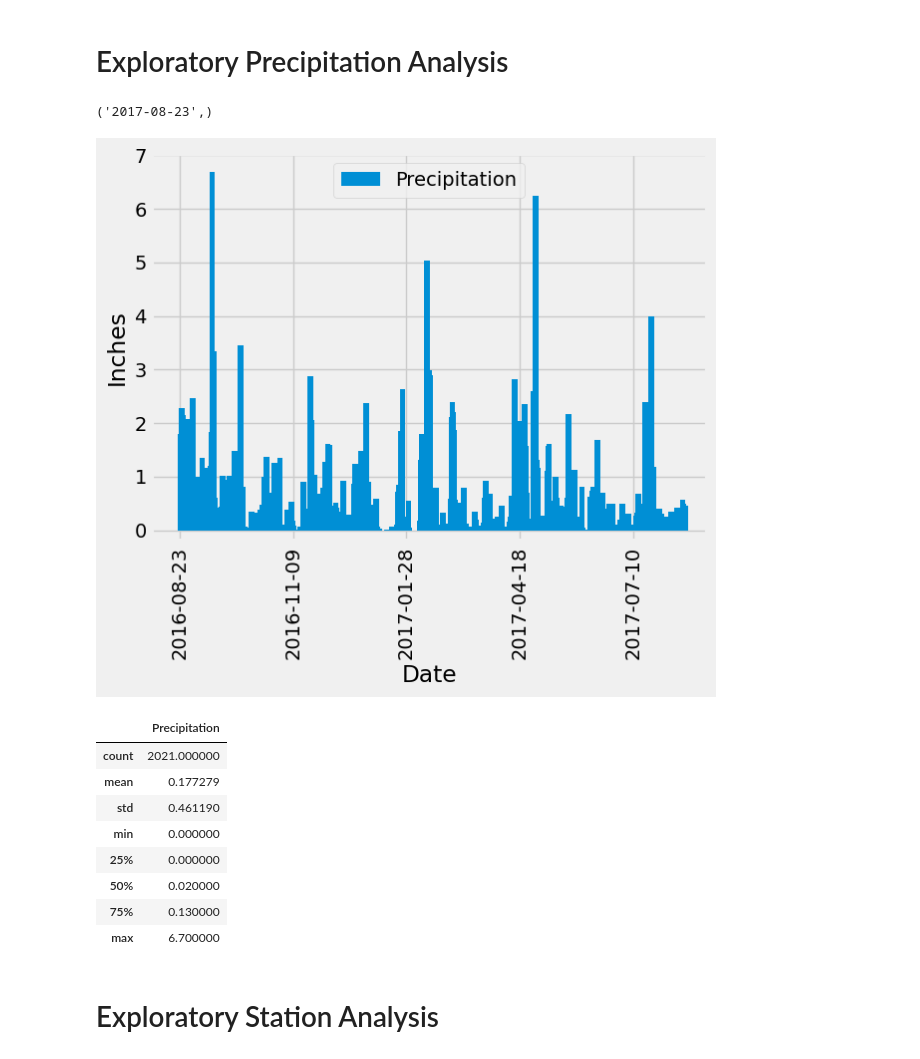
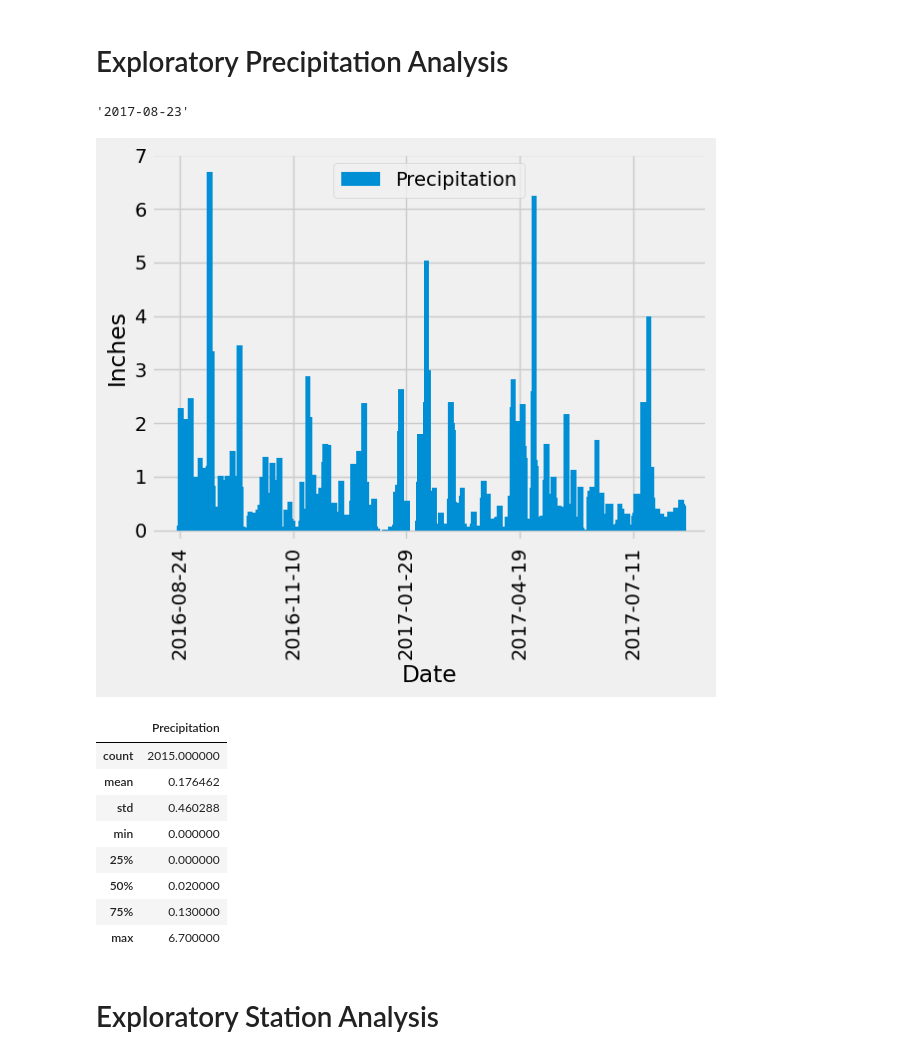
Before and after one commit to tokarczykbl/sqlalchemy-challenge, a Jupyter notebook: SurfsUp/climate_starter.ipynb, the cells around one changed output. Drawn from its saved outputs; the diff is of its cells as text; code cells hidden in the pictures.

```diff
--- a/SurfsUp/climate_starter.ipynb
+++ b/SurfsUp/climate_starter.ipynb
@@ -67,45 +63,48 @@ tobs FLOAT
 # Exploratory Precipitation Analysis
 # %%
 # Find the most recent date in the data set.
-session.query(Measurement.date).order_by(Measurement.date.desc()).first()
+# Querying Measurement table for max date and using scalar to grab first row/column instance
+max_date = session.query(func.max(Measurement.date)).scalar()
+
+max_date
 # %% [output]
-('2017-08-23',)
+'2017-08-23'
 # %%
 # Design a query to retrieve the last 12 months of precipitation data and plot the results.
 # Starting from the most recent data point in the database.
 
 # Calculate the date one year from the last date in data set.
-year_ago = dt.date(2017, 8, 23) - dt.timedelta(days=365)
+year_ago = dt.datetime.strptime(max_date, '%Y-%m-%d') - dt.timedelta(days=365)
 
 # Perform a query to retrieve the data and precipitation scores
 past_year_info = session.query(Measurement.date, Measurement.prcp).\
     filter(Measurement.date >= year_ago)
 
 # Save the query results as a Pandas DataFrame. Explicitly set the column names
 past_year_df = pd.DataFrame(past_year_info, columns=['Date', 'Precipitation'])
 
 # Sort the dataframe by date
 past_year_df = past_year_df.sort_values(by='Date', ascending=True)
 past_year_df = past_year_df.set_index('Date')
 
 # Use Pandas Plotting with Matplotlib to plot the data
 rain_chart = past_year_df.plot(kind='bar', capstyle="round", width=25)  # Setting bar width and capstyle
 rain_chart.xaxis.set_major_locator(plt.MaxNLocator(5))  # Display only 5 tick labels
 plt.xlim(-125, 2325)
 plt.ylim(-.2)
 plt.ylabel('Inches')
 plt.show()
 # %% [output]
-[figure, old version]
+[figure, new version]
 # %%
 # Use Pandas to calculate the summary statistics for the precipitation data
 past_year_stats = past_year_df.describe()
 past_year_stats
 # %% [output]
 |  | Precipitation |
-| count | 2021.000000 |
-| mean | 0.177279 |
-| std | 0.461190 |
+| count | 2015.000000 |
+| mean | 0.176462 |
+| std | 0.460288 |
 | min | 0.000000 |
 | 25% | 0.000000 |
 | 50% | 0.020000 |
```
Also changed, not shown: parts of 6 cells of this notebook.
